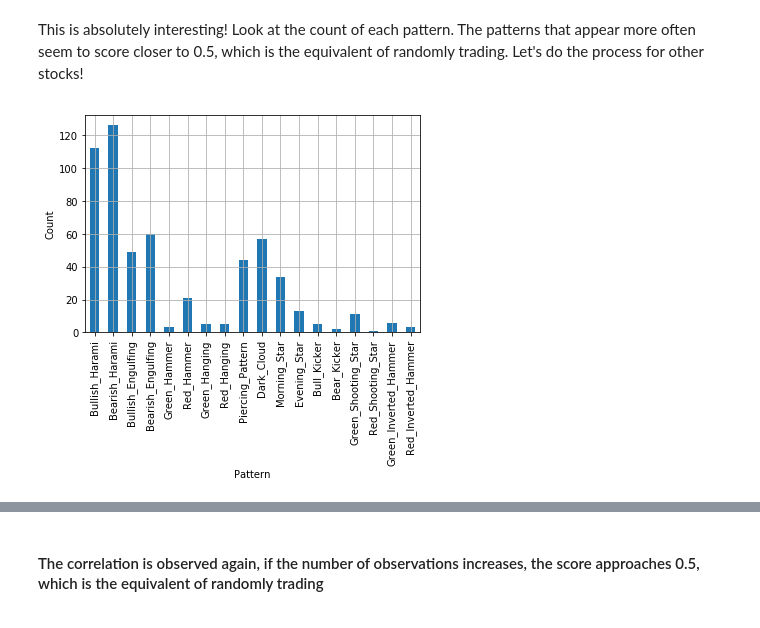
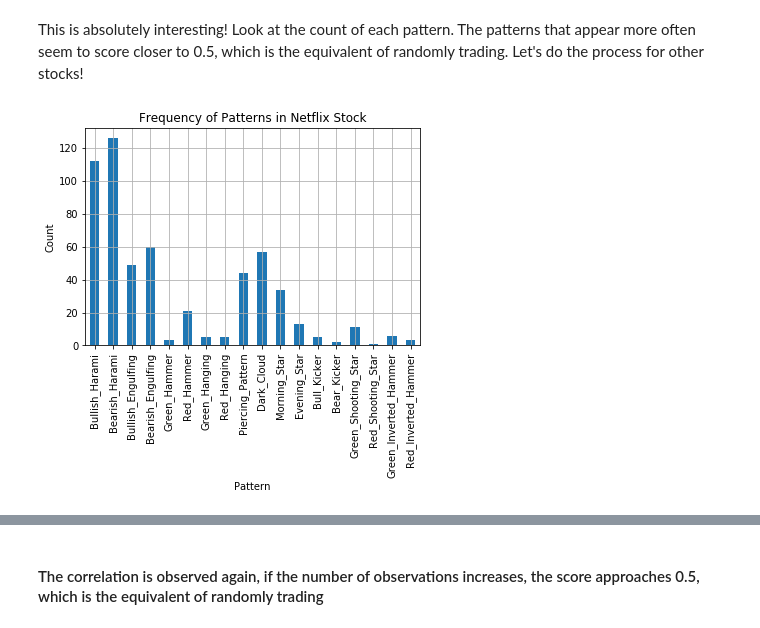
Before and after one commit to aliisoli/candlesticks_study, a Jupyter notebook: Candlesticks_Historical_Analysis.ipynb, the cells around one changed output, grey strips where cells are left out. Saved outputs shown, nothing was run; the diff lists cells and outputs as text; code cells hidden in the pictures.

```diff
--- a/Candlesticks_Historical_Analysis.ipynb
+++ b/Candlesticks_Historical_Analysis.ipynb
@@ -580,9 +587,10 @@ def get_prediction_score(data, candlestick_pattern: str):
         print(f'Sorry, {candlestick_pattern} was not found in our list of modeled candlestick pattern ')
 # %%
 scores = pd.Series()
-candlesticks = ['Bullish_Harami', 'Bullish_Engulfing', 'Green_Hammer', 'Red_Hammer', 'Piercing_Pattern',
-                'Morning_Star', 'Bull_Kicker', 'Green_Inverted_Hammer', 'Red_Inverted_Hammer','Bearish_Harami', 'Bearish_Engulfing', 'Green_Hanging', 'Red_Hanging', 'Dark_Cloud',
-                                 'Evening_Star', 'Bear_Kicker', 'Green_Shooting_Star', 'Red_Shooting_Star']
+candlesticks = ['Bullish_Harami', 'Bearish_Harami','Bullish_Engulfing', 'Bearish_Engulfing','Green_Hammer', 'Red_Hammer',
+                    'Green_Hanging', 'Red_Hanging','Piercing_Pattern', 'Dark_Cloud', 'Morning_Star','Evening_Star',
+                    'Bull_Kicker', 'Bear_Kicker', 'Green_Shooting_Star', 'Red_Shooting_Star',
+                    'Green_Inverted_Hammer', 'Red_Inverted_Hammer' ]
 for pattern in candlesticks:
     scores[pattern] = get_prediction_score(aapl, pattern)
 # %%
@@ -667,7 +677,10 @@ The middle ground is the score of 0.5, which is the score that you would get if
 Looking at the data, we observe that most of the candles seem to have a score of roughly 0.5, which means that they do not offer any predictive power whatsoever.
 In the example of Bull kicker and Bear kicker patterns, the number of observations is too low to make a judgement. Maybe it would help if we repeated the same analysis on more stock data to increase the number of our observations and make a better judgement. Let's do it!
 # %%
-def analyze_candlestick_accuracy(data):
+def analyze_candlestick_accuracy(data, stock_name:str):
+    '''
+    Does all the analysis and plots the frequency and corrected score of the patterns
+    '''
     data = data.sort_values('date')
     data = data.reset_index(drop=True)
     data = data.drop(['adjclose'],axis=1)
@@ -696,6 +709,7 @@ def analyze_candlestick_accuracy(data):
     ax1.grid()
     ax1.set_xlabel('Pattern')
     ax1.set_ylabel('Count')
+    ax1.set_title(stock_name)
     candlesticks = ['Bullish_Harami', 'Bearish_Harami','Bullish_Engulfing', 'Bearish_Engulfing','Green_Hammer', 'Red_Hammer',
                     'Green_Hanging', 'Red_Hanging','Piercing_Pattern', 'Dark_Cloud', 'Morning_Star','Evening_Star',
                     'Bull_Kicker', 'Bear_Kicker', 'Green_Shooting_Star', 'Red_Shooting_Star',
@@ -724,6 +739,6 @@ This is absolutely interesting! Look at the count of each pattern. The patterns
 # %%
 nflx = pd.read_csv('NFLX.csv')
 # %%
-corrected_scores_nflx = analyze_candlestick_accuracy(nflx)
+corrected_scores_nflx = analyze_candlestick_accuracy(nflx, 'Frequency of Patterns in Netflix Stock')
 # %% [output]
-[figure, old version]
+[figure, new version]
```
Also changed, not shown: parts of 14 cells of this notebook.
